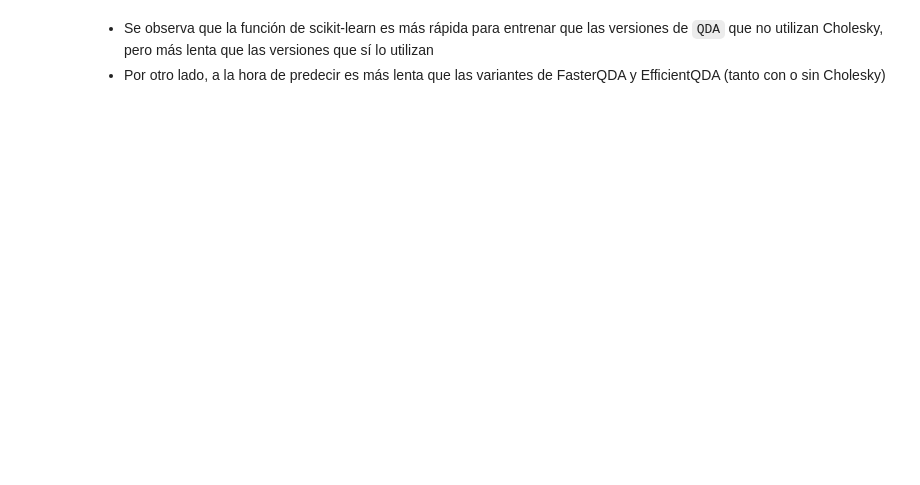
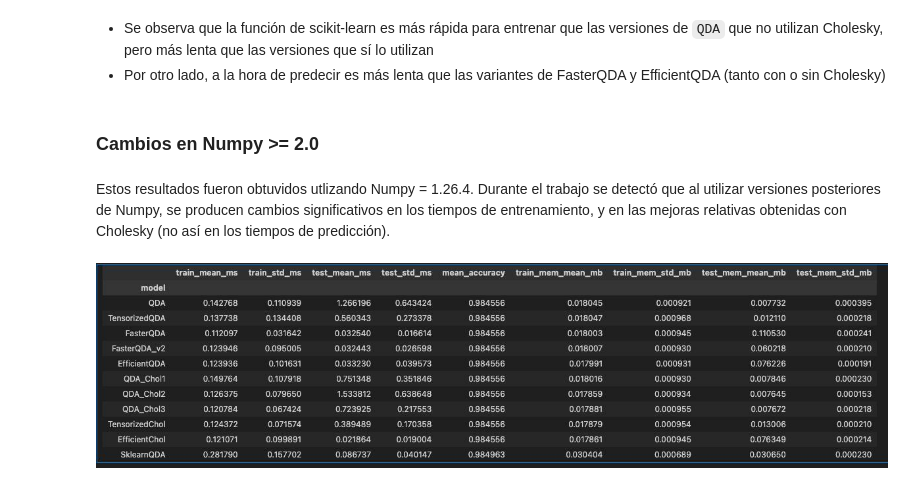
Before and after one commit to martinbrocca/CEIA-AMIA-TP1, a Jupyter notebook: AMIA_2025_TP1.ipynb, the cells around one changed output. Drawn from its saved outputs; the diff is of its cells as text; code cells hidden in the pictures; blank space fills up the shorter version.

Commit message:
Agregar graficos y comentarios Numpy >= 2.

```diff
--- a/AMIA_2025_TP1.ipynb
+++ b/AMIA_2025_TP1.ipynb
@@ -1522,3 +1522,11 @@ plt.show()
 # %% [markdown]
 * Se observa que la función de scikit-learn es más rápida para entrenar que las versiones de `QDA` que no utilizan Cholesky, pero más lenta que las versiones que sí lo utilizan
 * Por otro lado, a la hora de predecir es más lenta que las variantes de FasterQDA y EfficientQDA (tanto con o sin Cholesky)
+# %% [markdown]
+### Cambios en Numpy >= 2.0
+# %% [markdown]
+Estos resultados fueron obtuvidos utlizando Numpy = 1.26.4. Durante el trabajo se detectó que al utilizar versiones posteriores de Numpy, se producen cambios significativos en los tiempos de entrenamiento, y en las mejoras relativas obtenidas con Cholesky (no así en los tiempos de predicción).
+# %%
+display(Image(filename="figures/Tiempos y accuracy Numpq 2.jpg"))
+# %% [output]
+[figure, added]
```
Also changed, not shown: parts of 22 cells of this notebook, 6 other files.
